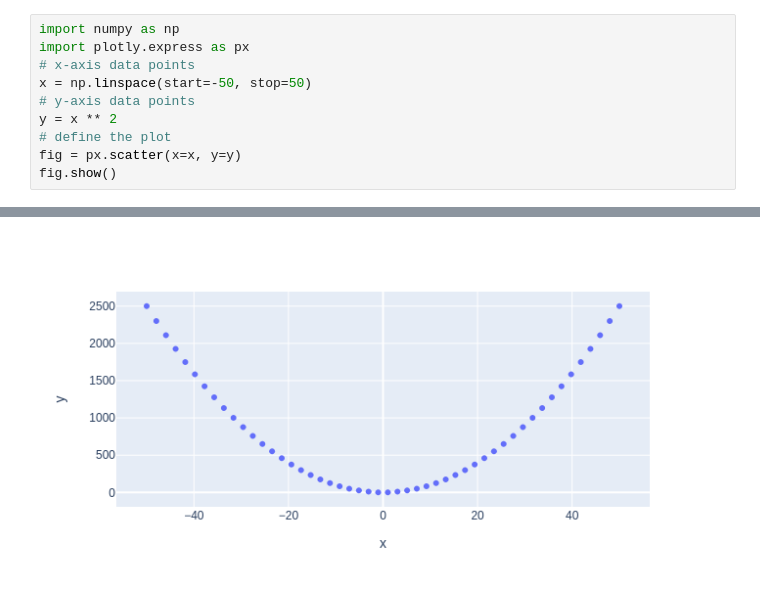
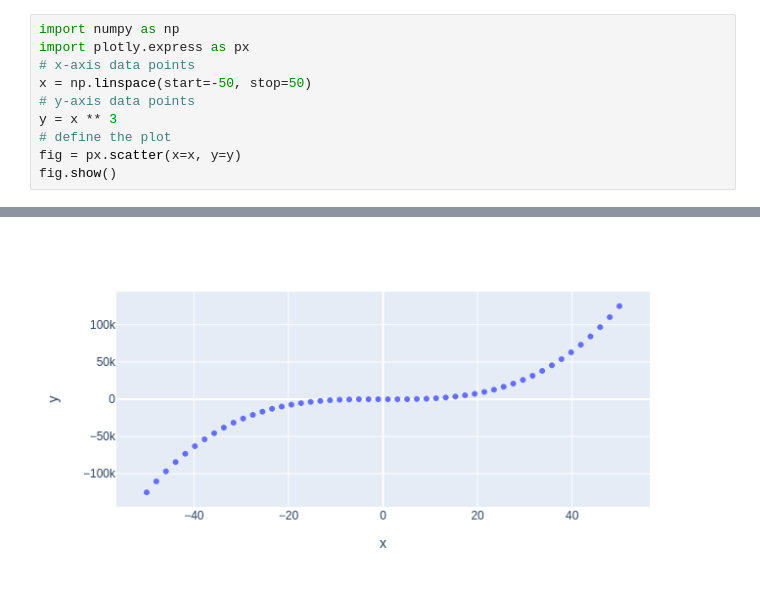
Before and after one commit to ajblum/my-notebooks-repo, a Jupyter notebook: experiment1.ipynb, the cells around one changed output, grey strips where cells are left out. Drawn from its saved outputs; the diff is of its cells as text.

```diff
--- a/experiment1.ipynb
+++ b/experiment1.ipynb
@@ -4,7 +4,7 @@ import plotly.express as px
 # x-axis data points
 x = np.linspace(start=-50, stop=50)
 # y-axis data points
-y = x ** 2
+y = x ** 3
 # define the plot
 fig = px.scatter(x=x, y=y)
 fig.show()
@@ -13 +12 @@ fig.show()
-[figure, old version]
+[figure, new version]
```
Also changed, not shown: parts of 1 cell of this notebook.
